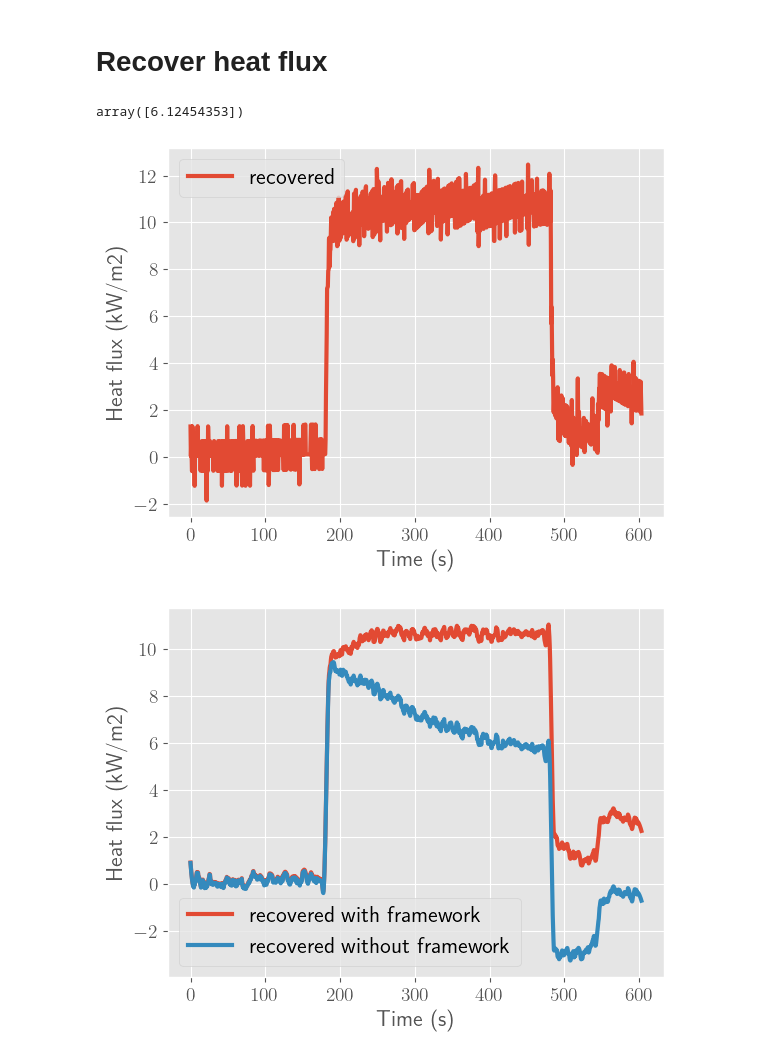
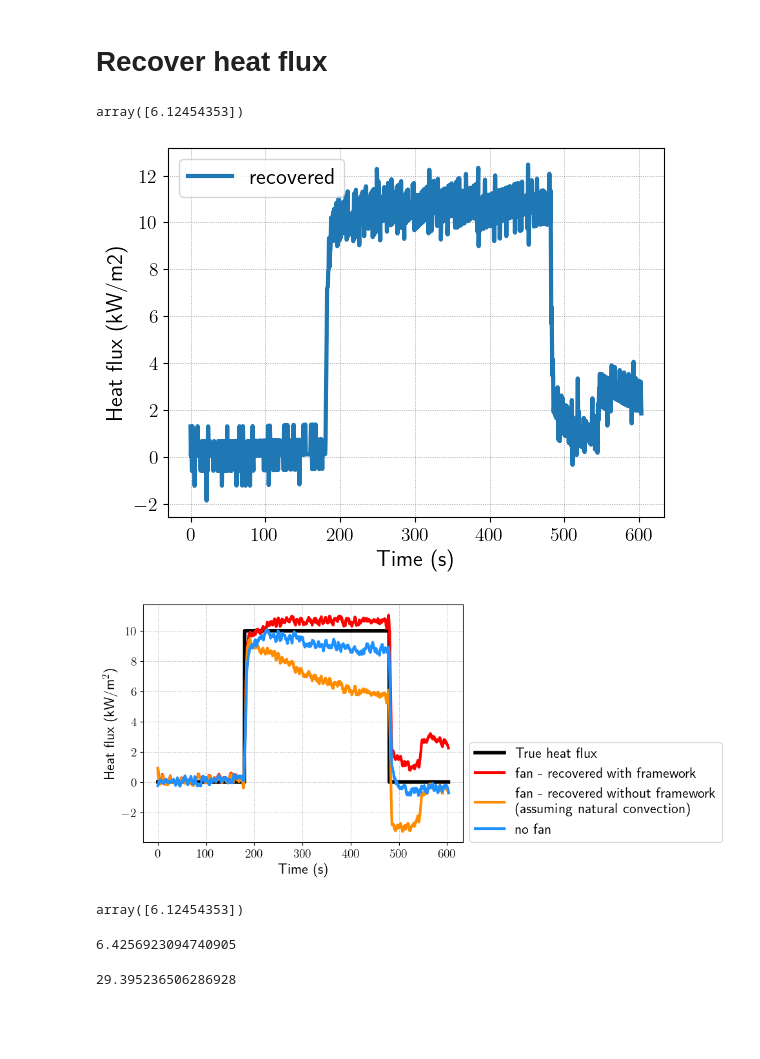
Before and after one commit to JulietteFranque/dft_dissertation, a Jupyter notebook: jupyter_notebooks/experimental_data.ipynb, the cells around one changed output. Drawn from its saved outputs; the diff is of its cells as text; code cells hidden in the pictures; blank space fills up the shorter version.

```diff
--- a/jupyter_notebooks/experimental_data.ipynb
+++ b/jupyter_notebooks/experimental_data.ipynb
@@ -5,7 +5,7 @@ from dft_inverse_code import dft_models, heat_transfer_coefficients
 from forced_convection_dft.forward_models import ForwardModelDft, ForwardModelThermocouple
 import numpy as np
 import matplotlib.pyplot as plt
-plt.style.use('ggplot')
+import plot_settings
 import warnings
 import pandas as pd
 from matplotlib import rc
@@ -97,22 +97,49 @@ plt.ylabel('Heat flux (kW/m2)');
 hf_finder.velocity
 # %% [output]
 array([6.12454353])
-[figure, old version]
+[figure, new version]
 # %%
-h_f_nat = heat_transfer_coefficients.natural_convection(
+h_f_nat_fan = heat_transfer_coefficients.natural_convection(
             (temp_front + constant + temp_amb).reshape(-1, 1) / 2, Kelvin=True,
            T_infty=temp_amb).custom(0.65, 0.25).flatten()
 
-h_b_nat = heat_transfer_coefficients.natural_convection(
+h_b_nat_fan = heat_transfer_coefficients.natural_convection(
             (temp_back + constant + temp_amb).reshape(-1, 1) / 2, Kelvin=True,
            T_infty=temp_amb).custom(0.65, 0.25).flatten()
+
+h_f_nat_no_fan = heat_transfer_coefficients.natural_convection(
+            (temp_front_no_fan + constant + temp_amb).reshape(-1, 1) / 2, Kelvin=True,
+           T_infty=temp_amb).custom(0.65, 0.25).flatten()
+
+h_b_nat_no_fan = heat_transfer_coefficients.natural_convection(
+            (temp_back_no_fan + constant + temp_amb).reshape(-1, 1) / 2, Kelvin=True,
+           T_infty=temp_amb).custom(0.65, 0.25).flatten()
 # %%
-q_inc_plate = dft_models.one_dim_conduction(T_f=temp_front + constant, T_b=temp_back + constant, time=time_vec, h_f=h_f_nat, h_b=h_b_nat, model='one_d_conduction', Kelvin=True, T_inf=temp_amb, T_sur=temp_surr).q_inc
+q_inc_plate_fan = dft_models.one_dim_conduction(T_f=temp_front + constant, T_b=temp_back + constant, time=time_vec, h_f=h_f_nat_fan, h_b=h_b_nat_fan, model='one_d_conduction', Kelvin=True, T_inf=temp_amb, T_sur=temp_surr).q_inc
+
+q_inc_plate_no_fan = dft_models.one_dim_conduction(T_f=temp_front_no_fan + constant, T_b=temp_back_no_fan + constant, time=time_vec_no_fan, h_f=h_f_nat_no_fan, h_b=h_b_nat_no_fan, model='one_d_conduction', Kelvin=True, T_inf=temp_amb, T_sur=temp_surr).q_inc
 # %%
-plt.plot(time_vec, savgol_filter(hf_finder.find_q_inc(), 20, 2), lw=3, label='recovered with framework')
-plt.plot(time_vec, savgol_filter(q_inc_plate, 20, 2), lw=3, label='recovered without framework')
-plt.legend()
+plt.plot(time_vec, q_inc/1e3, color='black', label='True heat flux')
+plt.plot(time_vec, savgol_filter(hf_finder.find_q_inc(), 20, 2), lw=3, label='fan - recovered with framework', color='red')
+plt.plot(time_vec, savgol_filter(q_inc_plate_fan, 20, 2), lw=3, label='fan - recovered without framework \n (assuming natural convection)', color='darkorange')
+plt.plot(time_vec_no_fan, savgol_filter(q_inc_plate_no_fan, 20, 2), lw=3, label='no fan', color='dodgerblue')
+plt.legend(loc=(1.02, 0))
 plt.xlabel('Time (s)')
-plt.ylabel('Heat flux (kW/m2)');
+plt.ylabel('Heat flux (kW/m$^2$)')
+plt.savefig('../../dissertation_franqueville/chapters/dft_chapter/figures/exp_heat_flux.png', dpi=300, bbox_inches='tight');
 # %% [output]
-[figure, old version]
+[figure, new version]
+# %%
+hf_finder.velocity
+# %% [output]
+array([6.12454353])
+# %%
+err_framework = np.abs((savgol_filter(hf_finder.find_q_inc(), 20, 2) - q_inc/1e3) / (q_inc/1e3)) * 100
+err_framework[np.isfinite(err_framework)].mean()
+# %% [output]
+6.4256923094740905
+# %%
+err_nat = (np.abs(savgol_filter(q_inc_plate_fan, 20, 2) - q_inc/1e3) / (q_inc/1e3)) * 100
+err_nat[np.isfinite(err_nat)].mean()
+# %% [output]
+29.395236506286928
```
Also changed, not shown: parts of 2 cells of this notebook, 7 other files.
